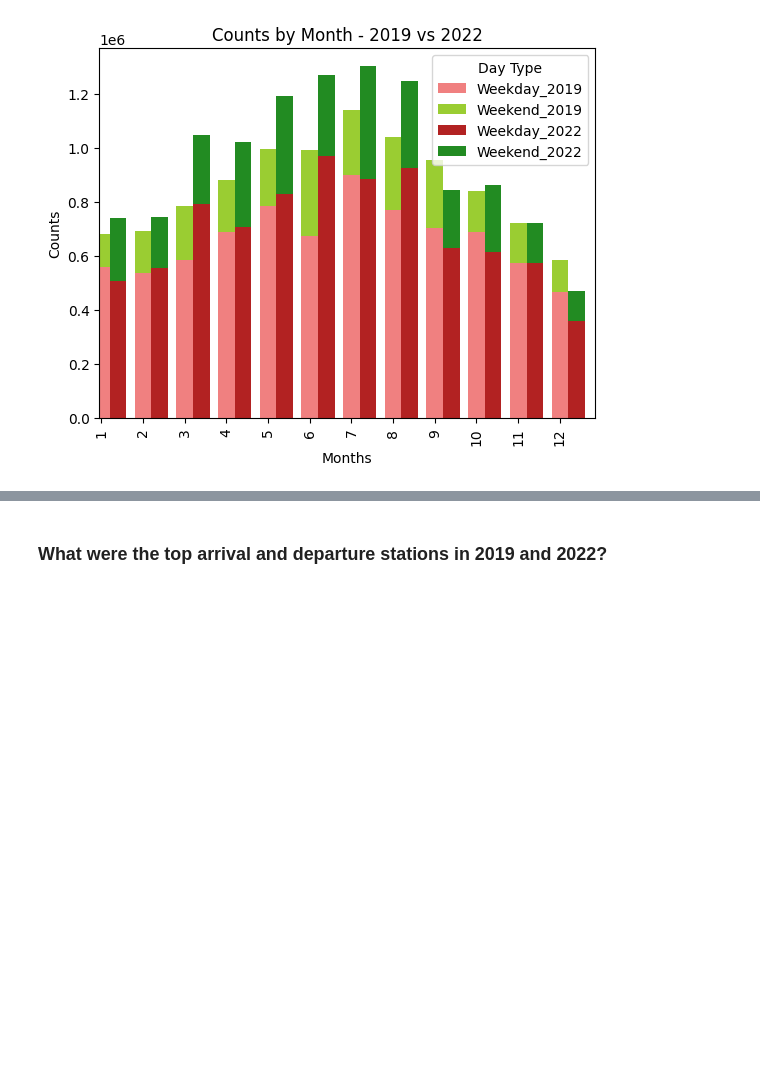
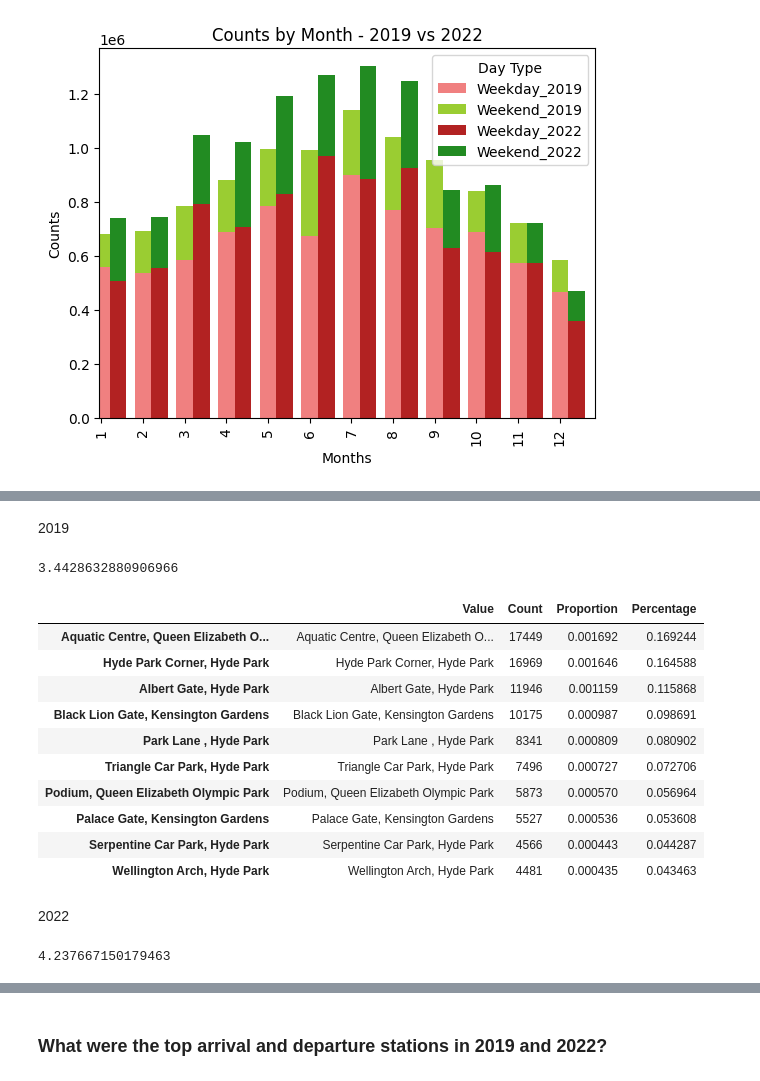
Before and after one commit to elrhmo/TfL_Bike_Analysis, a Jupyter notebook: analysis.ipynb, the cells around one changed output, grey strips where cells are left out. Saved outputs shown, nothing was run; the diff lists cells and outputs as text; code cells hidden in the pictures; blank space fills up the shorter version.

Commit message:
identifying leisure stations

```diff
--- a/analysis.ipynb
+++ b/analysis.ipynb
@@ -273,0 +290,58 @@ plt.show()
+# %% [markdown]
+2019
+# %%
+
+# Find the number of rows where 'StartStation Name' and 'EndStation Name' values are equal
+num_rows = len(bike_data_2019[bike_data_2019['StartStation Name'] == bike_data_2019['EndStation Name']])
+
+# Calculate the percentage of rows
+total_rows = len(df)
+percentage = (num_rows / total_rows)*100
+percentage
+# %% [output]
+3.4428632880906966
+# %%
+# Filter the DataFrame where the values in both columns are equal
+filtered_df = bike_data_2019[bike_data_2019['StartStation Name'] == bike_data_2019['EndStation Name']]
+
+# Count the unique values in the filtered DataFrame
+value_counts = filtered_df['StartStation Name'].value_counts()
+
+# Calculate the proportions and percentages
+total_rows = len(df)
+proportions = value_counts / total_rows
+percentages = proportions * 100
+
+# Create a new DataFrame to store the results
+result_df = pd.DataFrame({'Value': value_counts.index,
+                          'Count': value_counts,
+                          'Proportion': proportions,
+                          'Percentage': percentages})
+
+# Display the result DataFrame
+result_df.head(10)
+# %% [output]
+|  | Value | Count | Proportion | Percentage |
+| Aquatic Centre, Queen Elizabeth O... | Aquatic Centre, Queen Elizabeth O... | 17449 | 0.001692 | 0.169244 |
+| Hyde Park Corner, Hyde Park | Hyde Park Corner, Hyde Park | 16969 | 0.001646 | 0.164588 |
+| Albert Gate, Hyde Park | Albert Gate, Hyde Park | 11946 | 0.001159 | 0.115868 |
+| Black Lion Gate, Kensington Gardens | Black Lion Gate, Kensington Gardens | 10175 | 0.000987 | 0.098691 |
+| Park Lane , Hyde Park | Park Lane , Hyde Park | 8341 | 0.000809 | 0.080902 |
+| Triangle Car Park, Hyde Park | Triangle Car Park, Hyde Park | 7496 | 0.000727 | 0.072706 |
+| Podium, Queen Elizabeth Olympic Park | Podium, Queen Elizabeth Olympic Park | 5873 | 0.000570 | 0.056964 |
+| Palace Gate, Kensington Gardens | Palace Gate, Kensington Gardens | 5527 | 0.000536 | 0.053608 |
+| Serpentine Car Park, Hyde Park | Serpentine Car Park, Hyde Park | 4566 | 0.000443 | 0.044287 |
+| Wellington Arch, Hyde Park | Wellington Arch, Hyde Park | 4481 | 0.000435 | 0.043463 |
+# %% [markdown]
+2022
+# %%
+#2022
+# Find the number of rows where 'StartStation Name' and 'EndStation Name' values are equal
+num_rows = len(bike_data_2022[bike_data_2022['StartStation Name'] == bike_data_2022['EndStation Name']])
+
+# Calculate the percentage of rows
+total_rows = len(df)
+percentage = (num_rows / total_rows)*100
+percentage
+# %% [output]
+4.237667150179463
```
Also changed, not shown: parts of 10 cells of this notebook.
